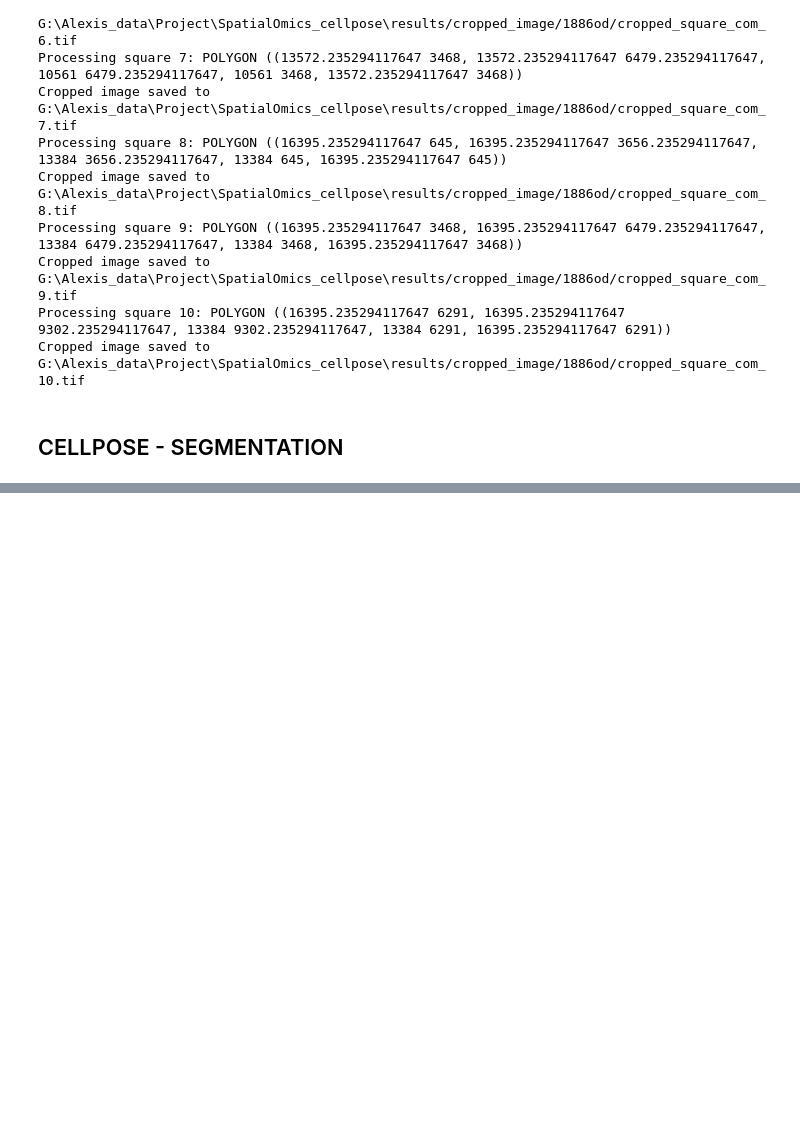
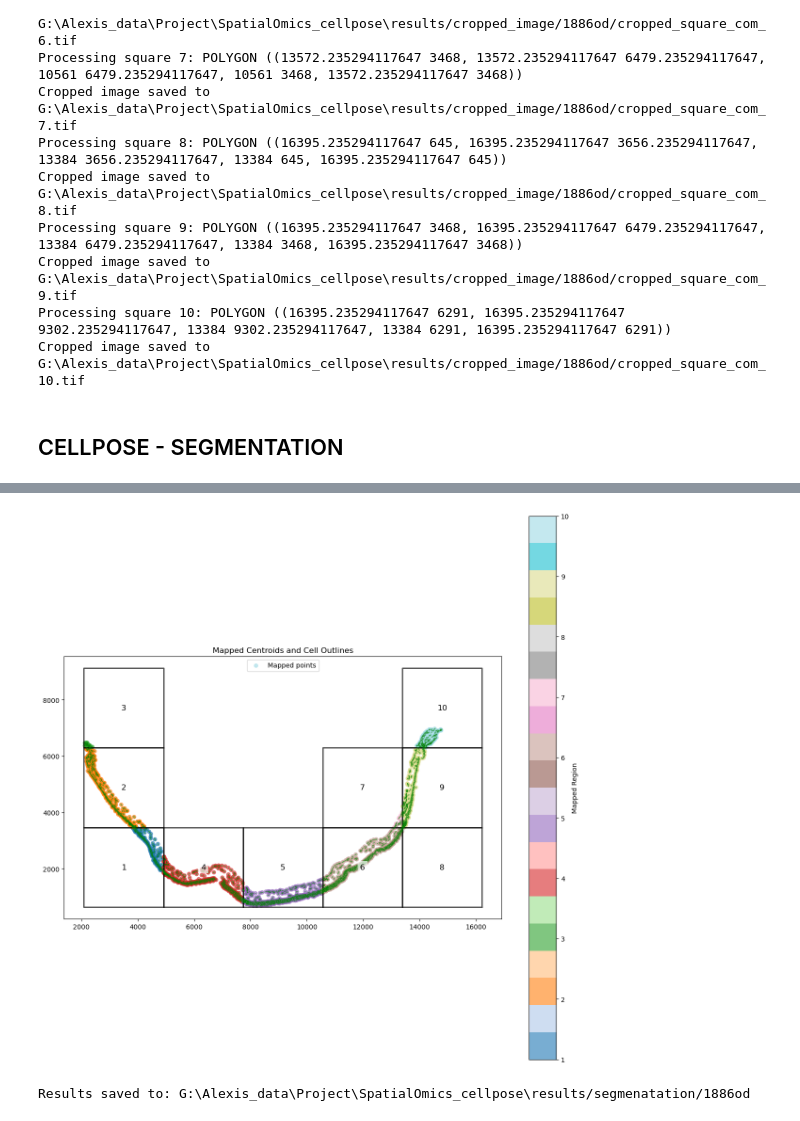
Before and after one commit to xiwang3236/SpatialOmics_cellpose, a Jupyter notebook: resegmentation_pipeline.ipynb, the cells around one changed output, grey strips where cells are left out. Saved outputs shown, nothing was run; the diff lists cells and outputs as text; code cells hidden in the pictures; blank space fills up the shorter version.

```diff
--- a/resegmentation_pipeline.ipynb
+++ b/resegmentation_pipeline.ipynb
@@ -176,0 +220,11 @@ Processing file: cropped_square_com_1.tif, shape: (2, 3011, 3011)
+# %%
+input_dir = f"{ddir}/segmenatation/{sample_name}"
+
+# 1. Load and offset centroids
+centroids_dict = load_and_offset_centroids(input_dir, overlapping_squares)
+
+# 2. Map centroids and get cell mapping
+mapped_df, outside_df, cell_mapping = map_centroids_to_nonoverlapping(centroids_dict, non_overlapping_squares)
+
+# 3. Load and map outlines
+filtered_outlines_list, outline_info = map_and_filter_outlines(input_dir, overlapping_squares, cell_mapping)
@@ -176,0 +249,14 @@ Processing file: cropped_square_com_1.tif, shape: (2, 3011, 3011)
+# %%
+# 4. Visualize results
+visualize_mapped_data(mapped_df, outside_df, filtered_outlines_list, non_overlapping_squares)
+
+# 5. Save results
+output_dir = input_dir
+mapped_df.to_csv(os.path.join(output_dir, 'mapped_centroids.csv'), index=False)
+if not outside_df.empty:
+    outside_df.to_csv(os.path.join(output_dir, 'unmapped_centroids.csv'), index=False)
+outline_info.to_csv(os.path.join(output_dir, 'outline_mapping.csv'), index=False)
+print(f"\nResults saved to: {output_dir}")
+# %% [output]
+[figure, added]
+Results saved to: G:\Alexis_data\Project\SpatialOmics_cellpose\results/segmenatation/1886od
```
Also changed, not shown: parts of 22 cells of this notebook, 4 other files.
